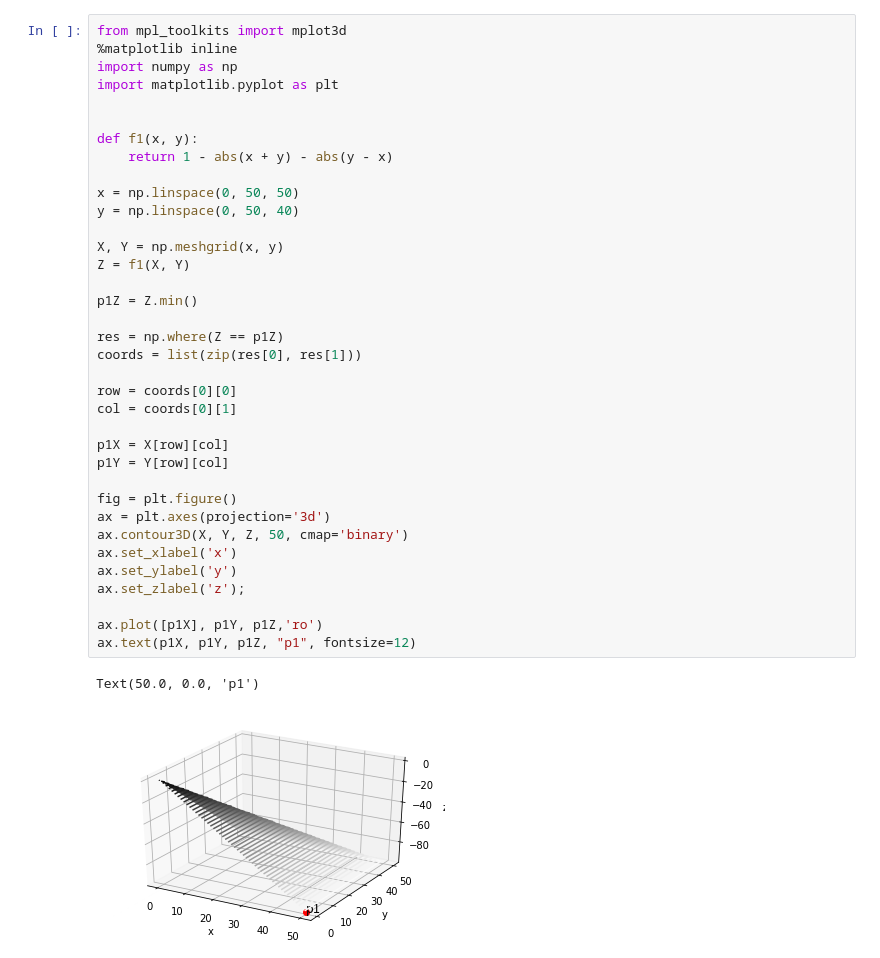
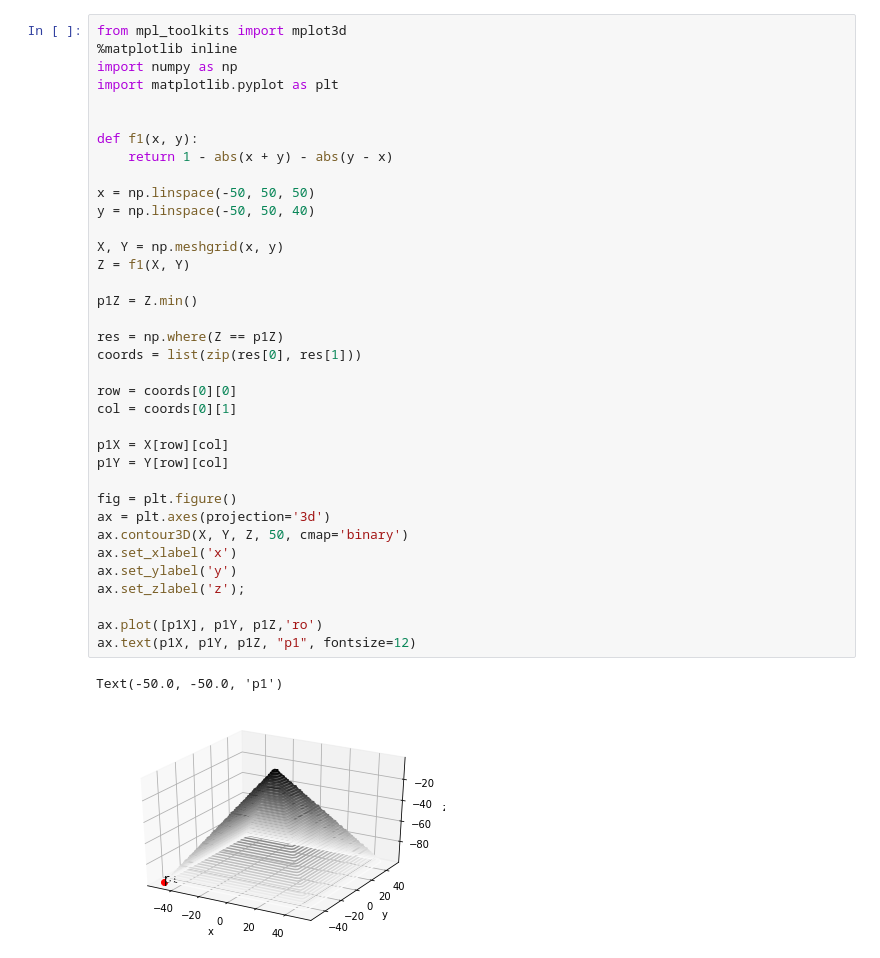
Before and after one commit to DaDamola/AI-Learning, a Jupyter notebook: Prob1_F1_ThreeDim_HW2.ipynb, the cells around one changed output. Saved outputs shown, nothing was run; the diff lists cells and outputs as text.

```diff
--- a/Prob1_F1_ThreeDim_HW2.ipynb
+++ b/Prob1_F1_ThreeDim_HW2.ipynb
@@ -8,34 +8,34 @@ import matplotlib.pyplot as plt
 
 
 def f1(x, y):
     return 1 - abs(x + y) - abs(y - x)
 
-x = np.linspace(0, 50, 50)
-y = np.linspace(0, 50, 40)
+x = np.linspace(-50, 50, 50)
+y = np.linspace(-50, 50, 40)
 
 X, Y = np.meshgrid(x, y)
 Z = f1(X, Y)
 
 p1Z = Z.min()
 
 res = np.where(Z == p1Z)
 coords = list(zip(res[0], res[1]))
 
 row = coords[0][0]
 col = coords[0][1]
 
 p1X = X[row][col]
 p1Y = Y[row][col]
 
 fig = plt.figure()
 ax = plt.axes(projection='3d')
 ax.contour3D(X, Y, Z, 50, cmap='binary')
 ax.set_xlabel('x')
 ax.set_ylabel('y')
 ax.set_zlabel('z');
 
 ax.plot([p1X], p1Y, p1Z,'ro')
 ax.text(p1X, p1Y, p1Z, "p1", fontsize=12)
 # %% [output]
-Text(50.0, 0.0, 'p1')
+Text(-50.0, -50.0, 'p1')
-[figure, old version]
+[figure, new version]
```
